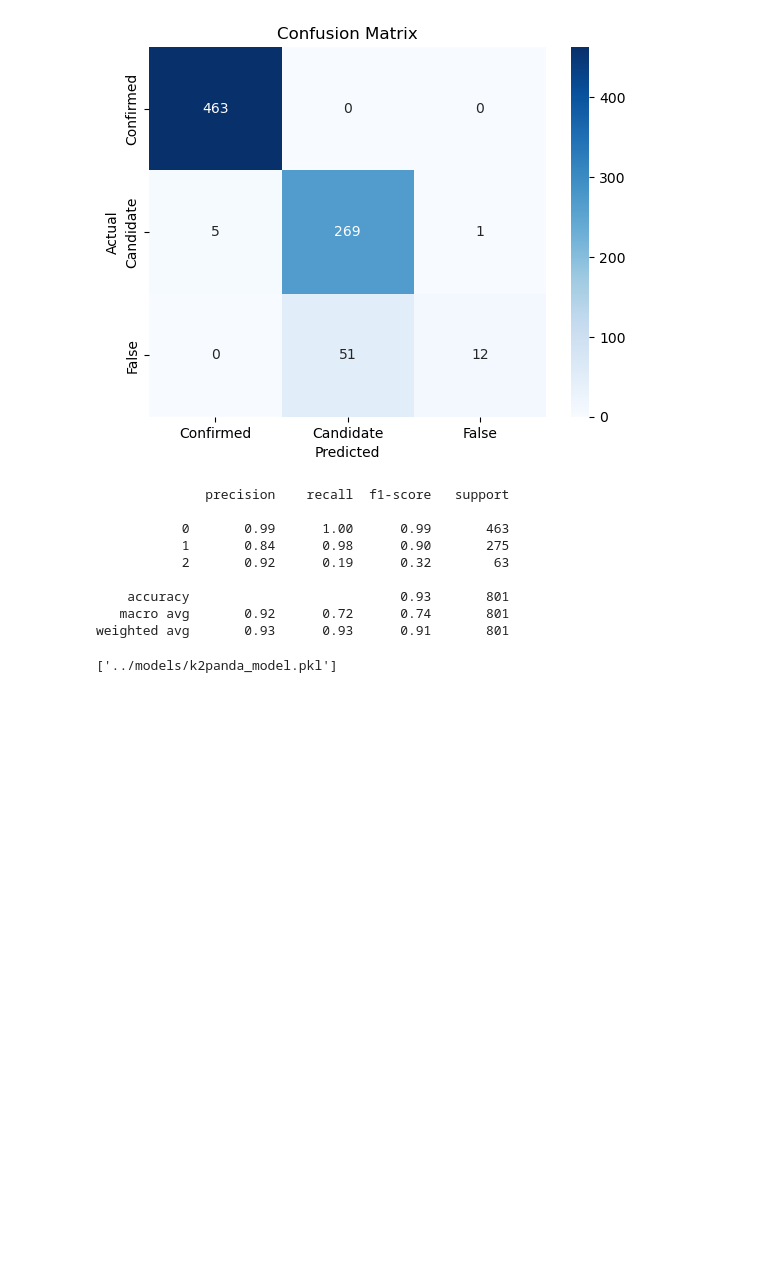
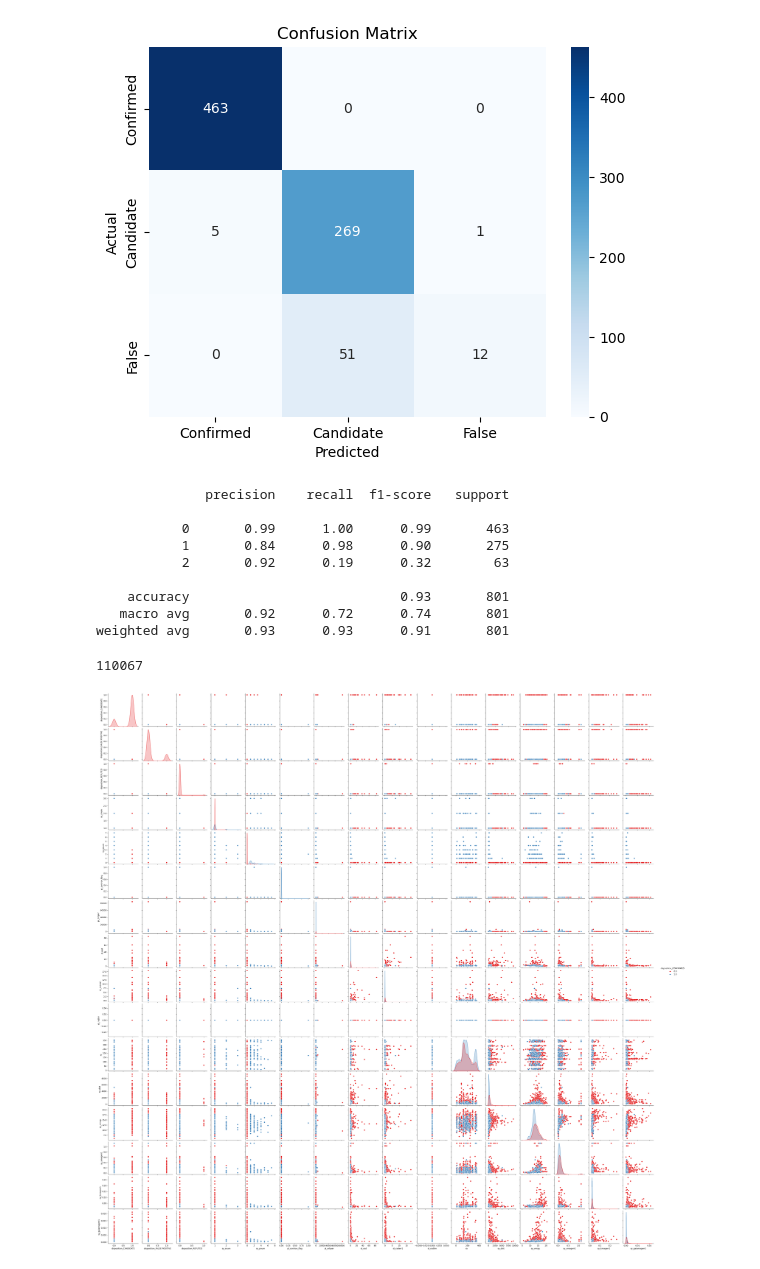
Before and after one commit to CPower04/RightGoodProgrammers, a Jupyter notebook: src/k2_predictor.ipynb, the cells around one changed output. Saved outputs shown, nothing was run; the diff lists cells and outputs as text; code cells hidden in the pictures; blank space fills up the shorter version.

```diff
--- a/src/k2_predictor.ipynb
+++ b/src/k2_predictor.ipynb
@@ -98,5 +100,12 @@ print(classification_report(y_test, prediction))
 weighted avg       0.93      0.93      0.91       801
 # %%
 joblib.dump(model, '../models/k2panda_model.pkl')
+os.path.getsize('../models/k2panda_model.pkl')
 # %% [output]
-['../models/k2panda_model.pkl']
+110067
+# %%
+sns.pairplot(k2, hue='disposition_CONFIRMED', palette='Set1', diag_kind='kde')
+plt.savefig('k2_plots/k2_pairs.png')
+plt.show()
+# %% [output]
+[figure, added]
```
Also changed, not shown: parts of 2 cells of this notebook, 2 other files.
